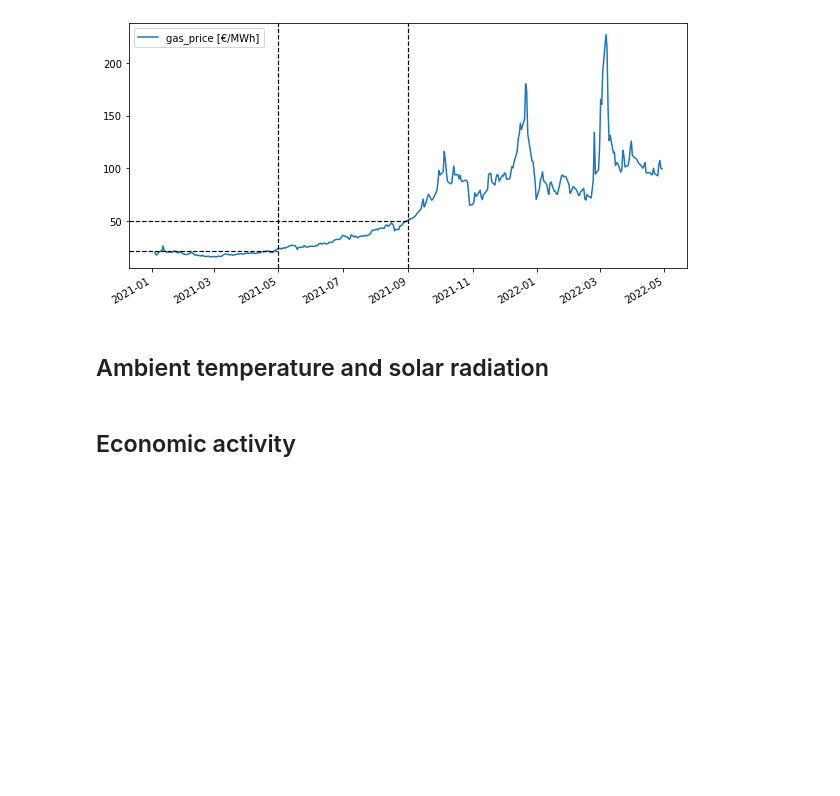
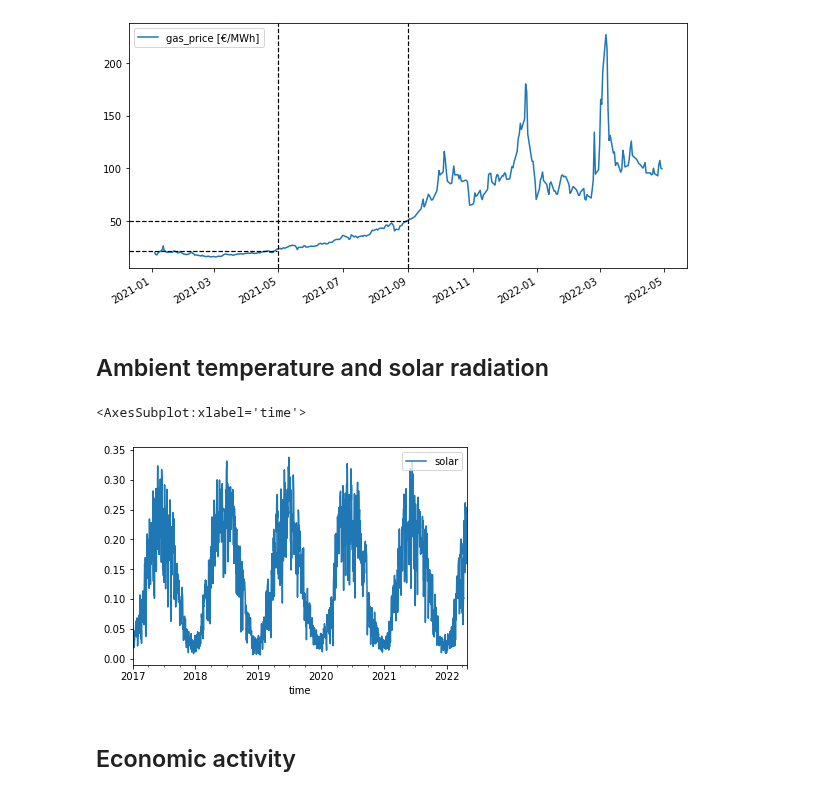
Before and after one commit to oruhnau/energy_demand, a Jupyter notebook: top_down/preprocessing.ipynb, the cells around one changed output. Saved outputs shown, nothing was run; the diff lists cells and outputs as text; code cells hidden in the pictures; blank space fills up the shorter version.

Commit message:
solar and temperature update

```diff
--- a/top_down/preprocessing.ipynb
+++ b/top_down/preprocessing.ipynb
@@ -276,6 +274,11 @@ solar = pd.read_csv(os.path.join(data_path, "solar.csv"), index_col=0)
 solar = index_allignment(solar)
 solar = solar * 2.77778e-7 #J --> kWh
 solar = solar.rename(columns={"solar [J/m^2]" : "solar"})
+# %%
+solar.plot()
+# %% [output]
+<AxesSubplot:xlabel='time'>
+[figure, added]
 # %% [markdown]
 ## Economic activity
 # %% [markdown]
```
Also changed, not shown: parts of 3 cells of this notebook, 4 other files.
